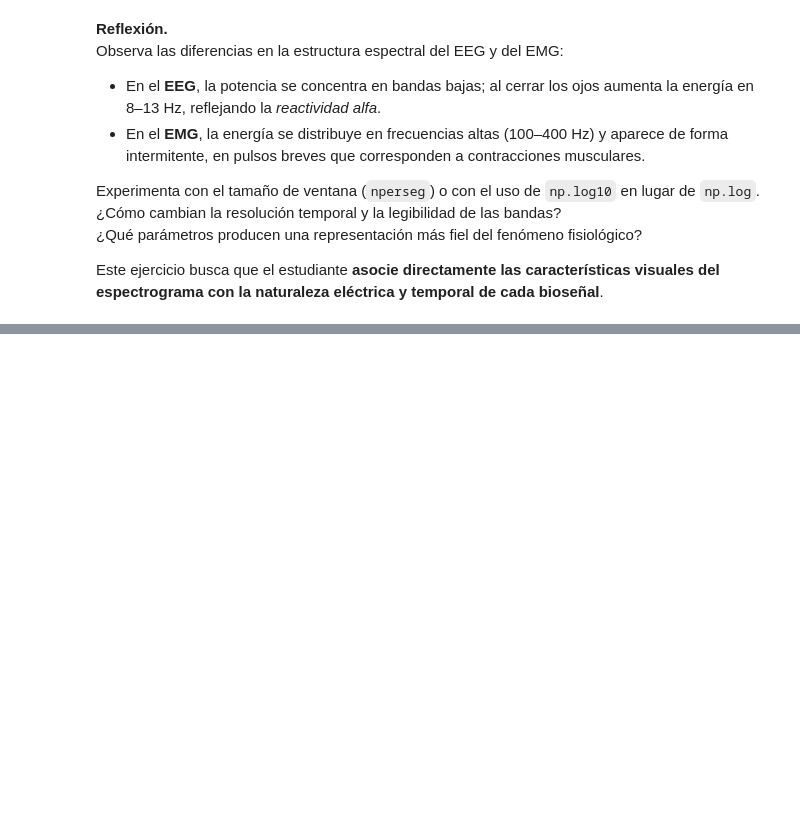
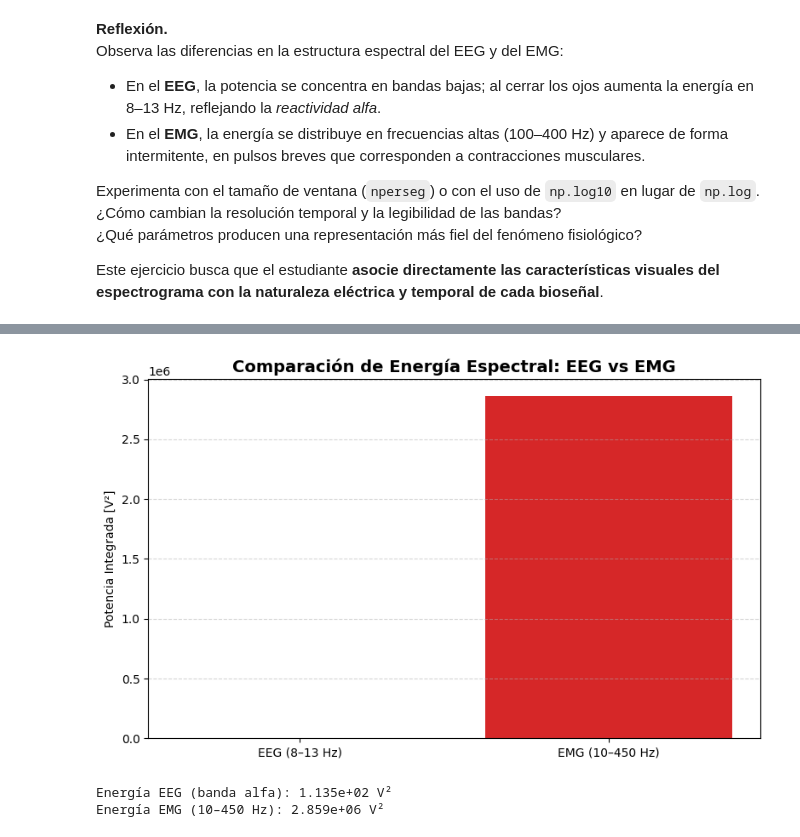
Before and after one commit to vpdiana/DianaTesis, a Jupyter notebook: Notebooks/PPN organizado/N6.ipynb, the cells around one changed output, grey strips where cells are left out. Saved outputs shown, nothing was run; the diff lists cells and outputs as text; code cells hidden in the pictures; blank space fills up the shorter version.

```diff
--- a/Notebooks/PPN organizado/N6.ipynb
+++ b/Notebooks/PPN organizado/N6.ipynb
@@ -616,0 +694,44 @@ Este ejercicio busca que el estudiante **asocie directamente las característica
+# %%
+# Ejercicio 6.7.4 — Comparación de energía EMG–EEG (exploratorio)
+import numpy as np
+import matplotlib.pyplot as plt
+from scipy import signal
+
+# --- Señales ---
+fs_eeg = 128
+fs_emg = sampleRate
+canal = 6  # O1
+
+# EEG: canal O1 durante ojos cerrados
+y_eeg = datosfilt.iloc[int(ti_c*fs_eeg):int(tf_c*fs_eeg), canal]
+f_eeg, Pxx_eeg = signal.welch(y_eeg, fs=fs_eeg, nperseg=256, scaling='spectrum')
+
+# EMG: señal completa rectificada
+emg = np.abs(emg_mag)
+f_emg, Pxx_emg = signal.welch(emg, fs=fs_emg, nperseg=2048, scaling='spectrum')
+
+# --- Cálculo de energías ---
+# EEG: potencia en banda alfa (8–13 Hz)
+mask_alpha = (f_eeg >= 8) & (f_eeg <= 13)
+pot_alpha = np.trapz(Pxx_eeg[mask_alpha], f_eeg[mask_alpha])
+
+# EMG: potencia total en 10–450 Hz
+mask_emg = (f_emg >= 10) & (f_emg <= 450)
+pot_emg = np.trapz(Pxx_emg[mask_emg], f_emg[mask_emg])
+
+# --- Visualización comparativa ---
+plt.figure(figsize=(8,5))
+plt.bar(['EEG (8–13 Hz)', 'EMG (10–450 Hz)'], [pot_alpha, pot_emg],
+        color=['tab:blue', 'tab:red'])
+plt.ylabel('Potencia Integrada [V²]')
+plt.title('Comparación de Energía Espectral: EEG vs EMG', fontsize=14, fontweight='bold')
+plt.grid(axis='y', linestyle='--', alpha=0.5)
+plt.tight_layout()
+plt.show()
+
+print(f"Energía EEG (banda alfa): {pot_alpha:.3e} V²")
+print(f"Energía EMG (10–450 Hz): {pot_emg:.3e} V²")
+# %% [output]
+[figure, added]
+Energía EEG (banda alfa): 1.135e+02 V²
+Energía EMG (10–450 Hz): 2.859e+06 V²
```
Also changed, not shown: parts of 11 cells of this notebook.
